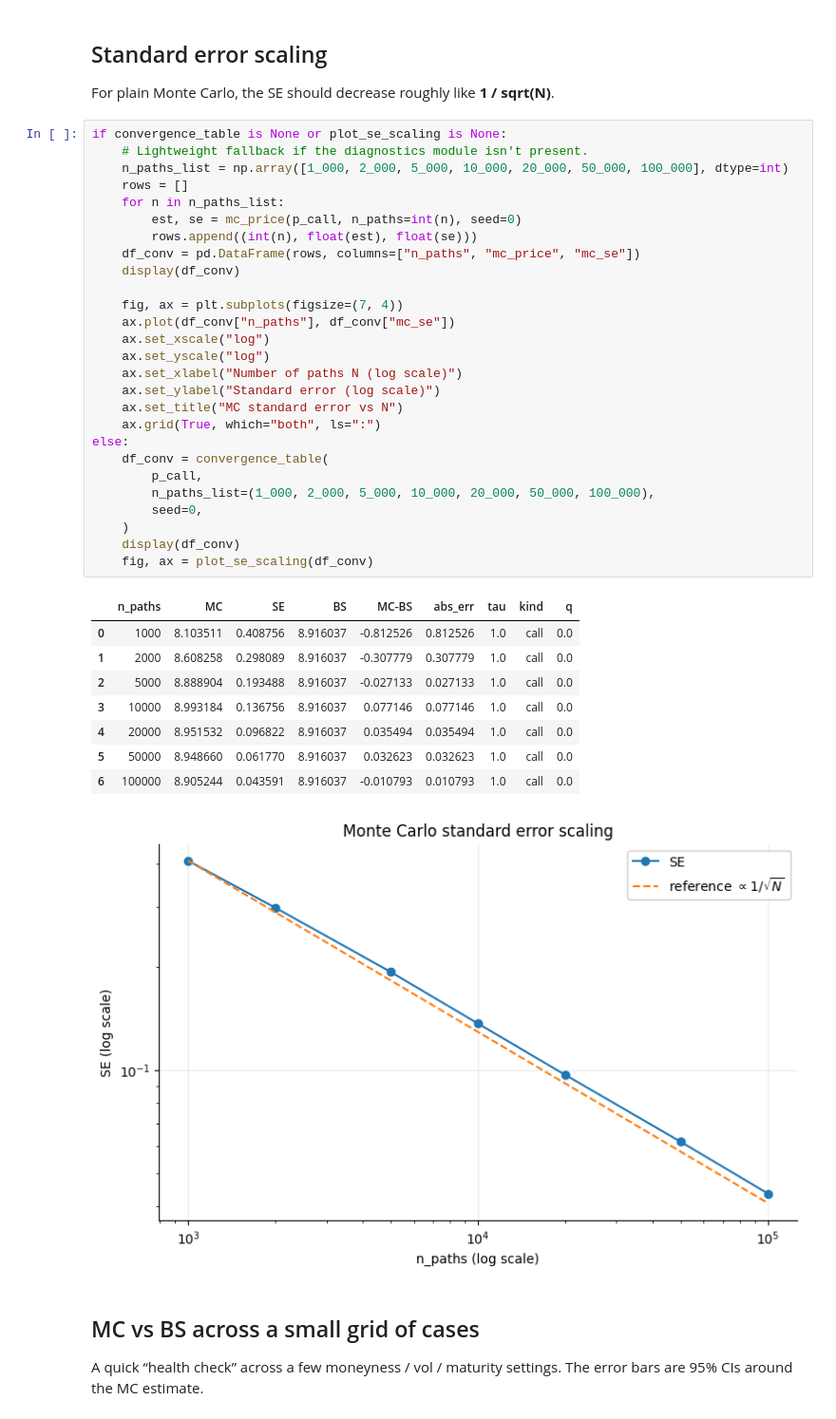
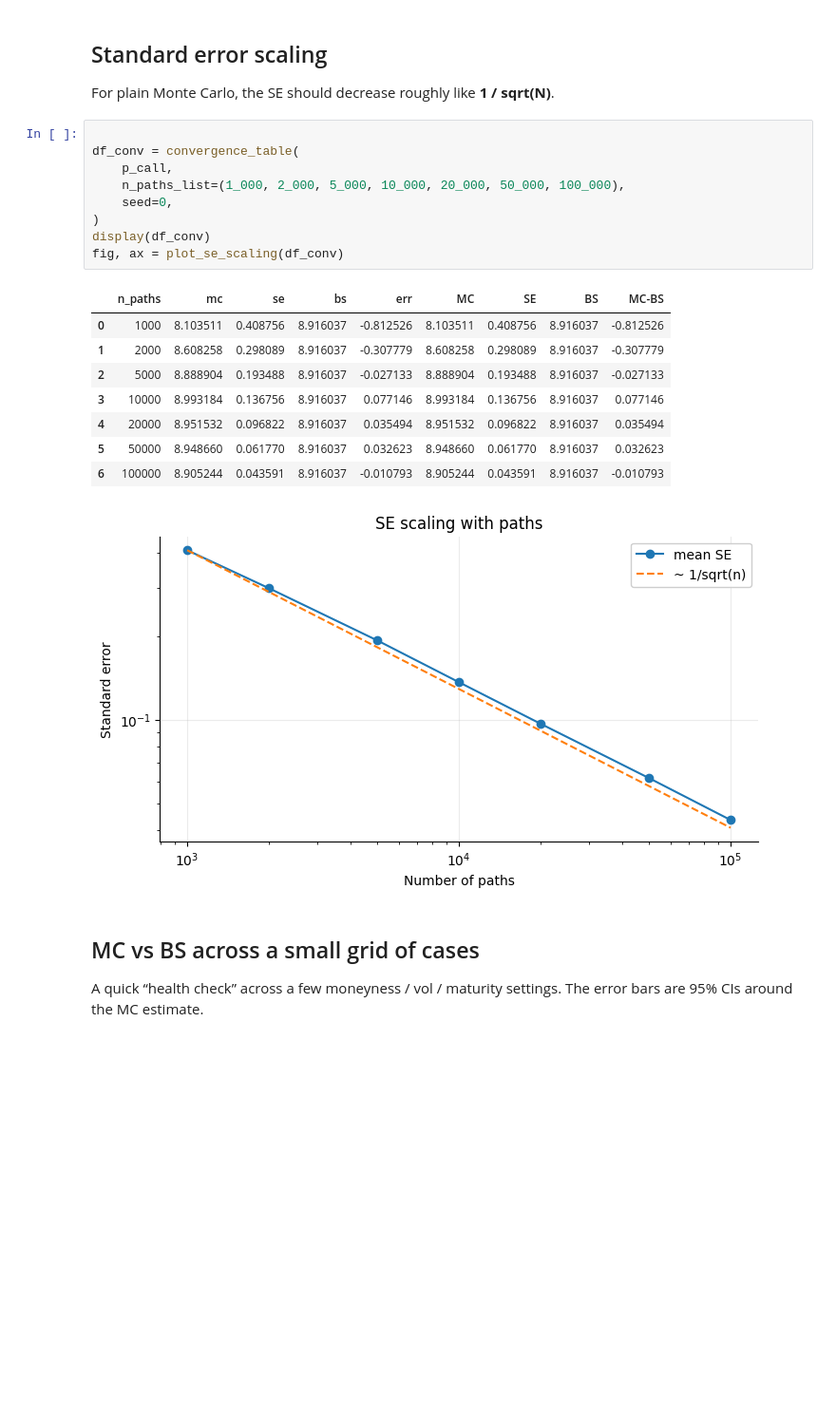
Before and after one commit to willemk-stack/option-pricing-library, a Jupyter notebook: demos/02_monte_carlo_pricing_and_error.ipynb, the cells around one changed output. Shown at 95% size. Drawn from its saved outputs; the diff is of its cells as text; blank space fills up the shorter version.

Commit message:
Updated demo's and diagnostics modules

```diff
--- a/demos/02_monte_carlo_pricing_and_error.ipynb
+++ b/demos/02_monte_carlo_pricing_and_error.ipynb
@@ -139,42 +121,24 @@ else:
 
 For plain Monte Carlo, the SE should decrease roughly like **1 / sqrt(N)**.
 # %%
-if convergence_table is None or plot_se_scaling is None:
-    # Lightweight fallback if the diagnostics module isn't present.
-    n_paths_list = np.array([1_000, 2_000, 5_000, 10_000, 20_000, 50_000, 100_000], dtype=int)
-    rows = []
-    for n in n_paths_list:
-        est, se = mc_price(p_call, n_paths=int(n), seed=0)
-        rows.append((int(n), float(est), float(se)))
-    df_conv = pd.DataFrame(rows, columns=["n_paths", "mc_price", "mc_se"])
-    display(df_conv)
 
-    fig, ax = plt.subplots(figsize=(7, 4))
-    ax.plot(df_conv["n_paths"], df_conv["mc_se"])
-    ax.set_xscale("log")
-    ax.set_yscale("log")
-    ax.set_xlabel("Number of paths N (log scale)")
-    ax.set_ylabel("Standard error (log scale)")
-    ax.set_title("MC standard error vs N")
-    ax.grid(True, which="both", ls=":")
-else:
-    df_conv = convergence_table(
-        p_call,
-        n_paths_list=(1_000, 2_000, 5_000, 10_000, 20_000, 50_000, 100_000),
-        seed=0,
-    )
-    display(df_conv)
-    fig, ax = plot_se_scaling(df_conv)
+df_conv = convergence_table(
+    p_call,
+    n_paths_list=(1_000, 2_000, 5_000, 10_000, 20_000, 50_000, 100_000),
+    seed=0,
+)
+display(df_conv)
+fig, ax = plot_se_scaling(df_conv)
 # %% [output]
-|  | n_paths | MC | SE | BS | MC-BS | abs_err | tau | kind | q |
-| 0 | 1000 | 8.103511 | 0.408756 | 8.916037 | -0.812526 | 0.812526 | 1.0 | call | 0.0 |
-| 1 | 2000 | 8.608258 | 0.298089 | 8.916037 | -0.307779 | 0.307779 | 1.0 | call | 0.0 |
-| 2 | 5000 | 8.888904 | 0.193488 | 8.916037 | -0.027133 | 0.027133 | 1.0 | call | 0.0 |
-| 3 | 10000 | 8.993184 | 0.136756 | 8.916037 | 0.077146 | 0.077146 | 1.0 | call | 0.0 |
-| 4 | 20000 | 8.951532 | 0.096822 | 8.916037 | 0.035494 | 0.035494 | 1.0 | call | 0.0 |
-| 5 | 50000 | 8.948660 | 0.061770 | 8.916037 | 0.032623 | 0.032623 | 1.0 | call | 0.0 |
-| 6 | 100000 | 8.905244 | 0.043591 | 8.916037 | -0.010793 | 0.010793 | 1.0 | call | 0.0 |
+|  | n_paths | mc | se | bs | err | MC | SE | BS | MC-BS |
+| 0 | 1000 | 8.103511 | 0.408756 | 8.916037 | -0.812526 | 8.103511 | 0.408756 | 8.916037 | -0.812526 |
+| 1 | 2000 | 8.608258 | 0.298089 | 8.916037 | -0.307779 | 8.608258 | 0.298089 | 8.916037 | -0.307779 |
+| 2 | 5000 | 8.888904 | 0.193488 | 8.916037 | -0.027133 | 8.888904 | 0.193488 | 8.916037 | -0.027133 |
+| 3 | 10000 | 8.993184 | 0.136756 | 8.916037 | 0.077146 | 8.993184 | 0.136756 | 8.916037 | 0.077146 |
+| 4 | 20000 | 8.951532 | 0.096822 | 8.916037 | 0.035494 | 8.951532 | 0.096822 | 8.916037 | 0.035494 |
+| 5 | 50000 | 8.948660 | 0.061770 | 8.916037 | 0.032623 | 8.948660 | 0.061770 | 8.916037 | 0.032623 |
+| 6 | 100000 | 8.905244 | 0.043591 | 8.916037 | -0.010793 | 8.905244 | 0.043591 | 8.916037 | -0.010793 |
-[figure, old version]
+[figure, new version]
 # %% [markdown]
 ## MC vs BS across a small grid of cases
 
```
Also changed, not shown: parts of 3 cells of this notebook, 35 other files.
